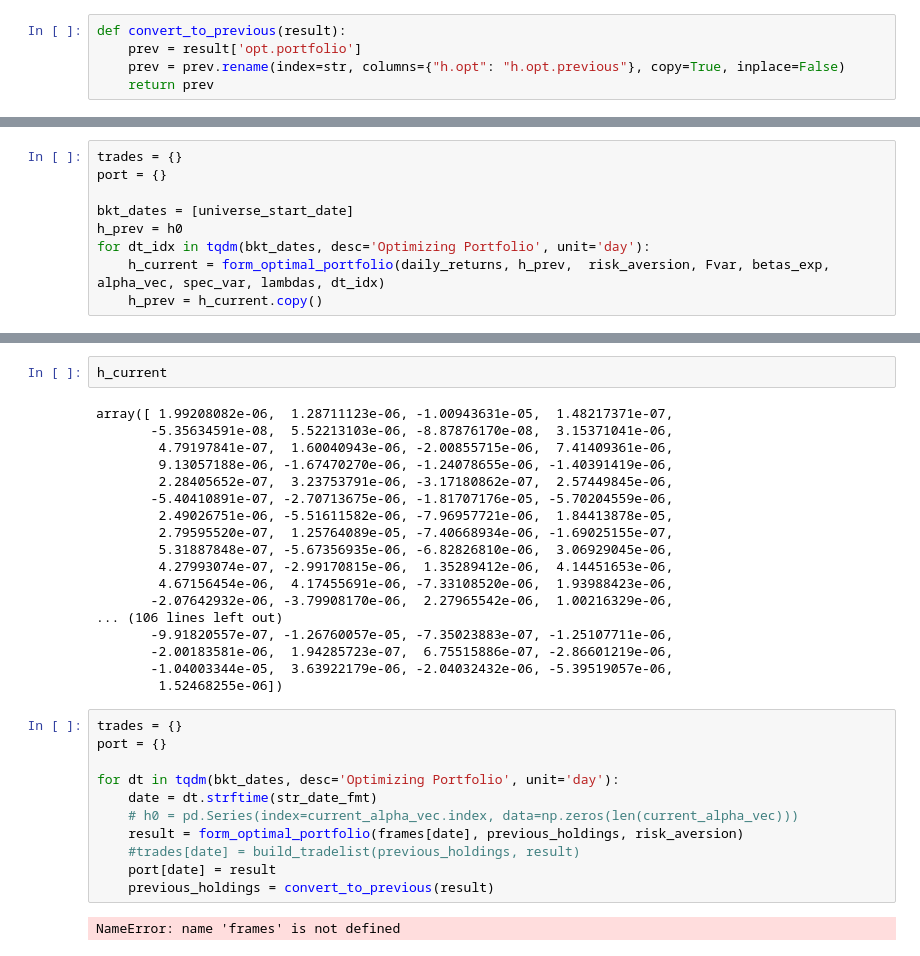
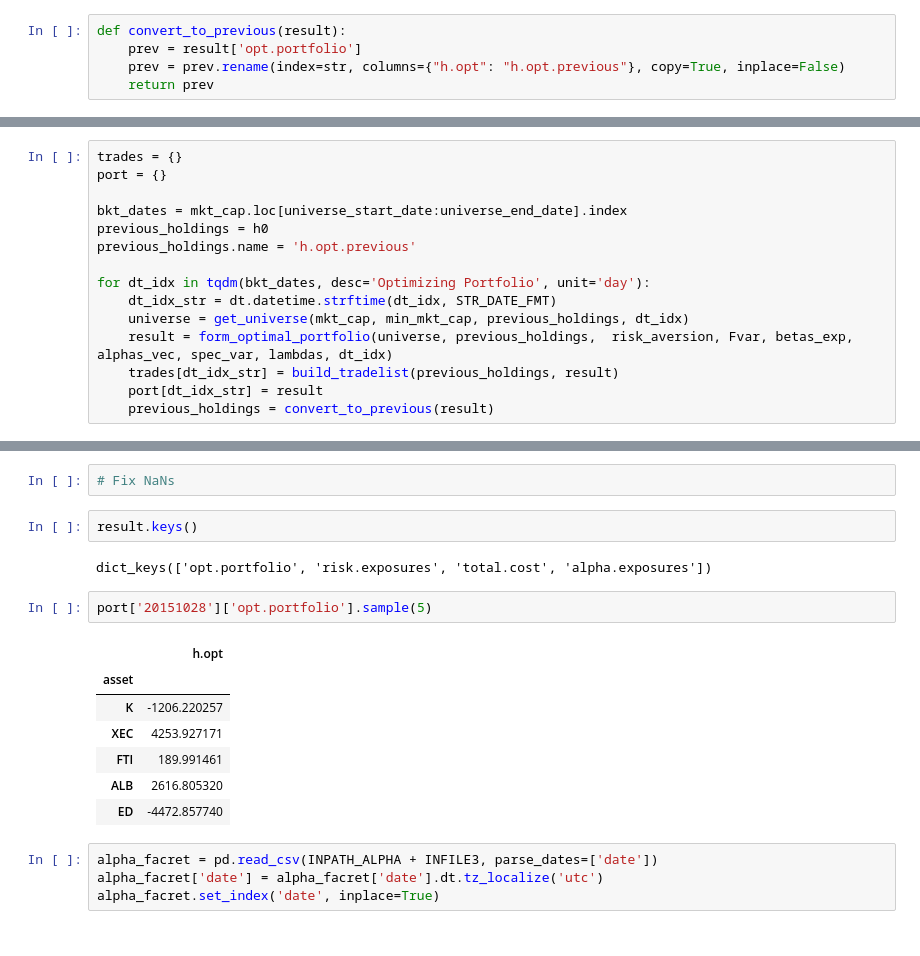
Before and after one commit to manualrg/dslab-ai-for-trading, a Jupyter notebook: portfolio_mgnmt/02_portopt_backtesting.ipynb, the cells around one changed output, grey strips where cells are left out. Saved outputs shown, nothing was run; the diff lists cells and outputs as text.

```diff
--- a/portfolio_mgnmt/02_portopt_backtesting.ipynb
+++ b/portfolio_mgnmt/02_portopt_backtesting.ipynb
@@ -329,9 +379,15 @@ def build_tradelist(prev_holdings, opt_result):
 trades = {}
 port = {}
 
-bkt_dates = [universe_start_date]
-h_prev = h0
+bkt_dates = mkt_cap.loc[universe_start_date:universe_end_date].index
+previous_holdings = h0
+previous_holdings.name = 'h.opt.previous'
+
 for dt_idx in tqdm(bkt_dates, desc='Optimizing Portfolio', unit='day'):
-    h_current = form_optimal_portfolio(daily_returns, h_prev,  risk_aversion, Fvar, betas_exp, alpha_vec, spec_var, lambdas, dt_idx)
-    h_prev = h_current.copy()
+    dt_idx_str = dt.datetime.strftime(dt_idx, STR_DATE_FMT)
+    universe = get_universe(mkt_cap, min_mkt_cap, previous_holdings, dt_idx)
+    result = form_optimal_portfolio(universe, previous_holdings,  risk_aversion, Fvar, betas_exp, alphas_vec, spec_var, lambdas, dt_idx)
+    trades[dt_idx_str] = build_tradelist(previous_holdings, result)
+    port[dt_idx_str] = result
+    previous_holdings = convert_to_previous(result)
 # %% [output]
@@ -343,33 +414,20 @@ http://pandas.pydata.org/pandas-docs/stable/indexing.html#deprecate-loc-reindex-
-# %%
-h_current
-# %% [output]
-array([ 1.99208082e-06,  1.28711123e-06, -1.00943631e-05,  1.48217371e-07,
-       -5.35634591e-08,  5.52213103e-06, -8.87876170e-08,  3.15371041e-06,
-        4.79197841e-07,  1.60040943e-06, -2.00855715e-06,  7.41409361e-06,
-        9.13057188e-06, -1.67470270e-06, -1.24078655e-06, -1.40391419e-06,
-        2.28405652e-07,  3.23753791e-06, -3.17180862e-07,  2.57449845e-06,
-       -5.40410891e-07, -2.70713675e-06, -1.81707176e-05, -5.70204559e-06,
-        2.49026751e-06, -5.51611582e-06, -7.96957721e-06,  1.84413878e-05,
-        2.79595520e-07,  1.25764089e-05, -7.40668934e-06, -1.69025155e-07,
-        5.31887848e-07, -5.67356935e-06, -6.82826810e-06,  3.06929045e-06,
-        4.27993074e-07, -2.99170815e-06,  1.35289412e-06,  4.14451653e-06,
-        4.67156454e-06,  4.17455691e-06, -7.33108520e-06,  1.93988423e-06,
-       -2.07642932e-06, -3.79908170e-06,  2.27965542e-06,  1.00216329e-06,
-... (106 lines left out)
-       -9.91820557e-07, -1.26760057e-05, -7.35023883e-07, -1.25107711e-06,
-       -2.00183581e-06,  1.94285723e-07,  6.75515886e-07, -2.86601219e-06,
-       -1.04003344e-05,  3.63922179e-06, -2.04032432e-06, -5.39519057e-06,
-        1.52468255e-06])
-# %%
-trades = {}
-port = {}
-
-for dt in tqdm(bkt_dates, desc='Optimizing Portfolio', unit='day'):
-    date = dt.strftime(str_date_fmt)
-    # h0 = pd.Series(index=current_alpha_vec.index, data=np.zeros(len(current_alpha_vec)))
-    result = form_optimal_portfolio(frames[date], previous_holdings, risk_aversion)
-    #trades[date] = build_tradelist(previous_holdings, result)
-    port[date] = result
-    previous_holdings = convert_to_previous(result)
-# %% [output]
-NameError: name 'frames' is not defined
+# %%
+# Fix NaNs
+# %%
+result.keys()
+# %% [output]
+dict_keys(['opt.portfolio', 'risk.exposures', 'total.cost', 'alpha.exposures'])
+# %%
+port['20151028']['opt.portfolio'].sample(5)
+# %% [output]
+|  | h.opt |
+| asset |  |
+| K | -1206.220257 |
+| XEC | 4253.927171 |
+| FTI | 189.991461 |
+| ALB | 2616.805320 |
+| ED | -4472.857740 |
+# %%
+alpha_facret = pd.read_csv(INPATH_ALPHA + INFILE3, parse_dates=['date'])
+alpha_facret['date'] = alpha_facret['date'].dt.tz_localize('utc')
+alpha_facret.set_index('date', inplace=True)
```
Also changed, not shown: parts of 30 cells of this notebook, 1 other file.
